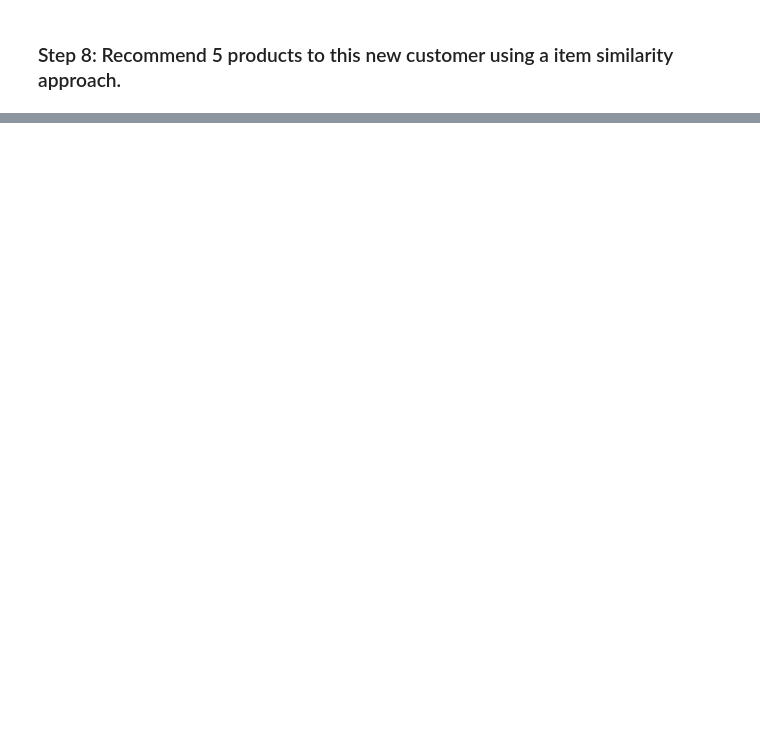
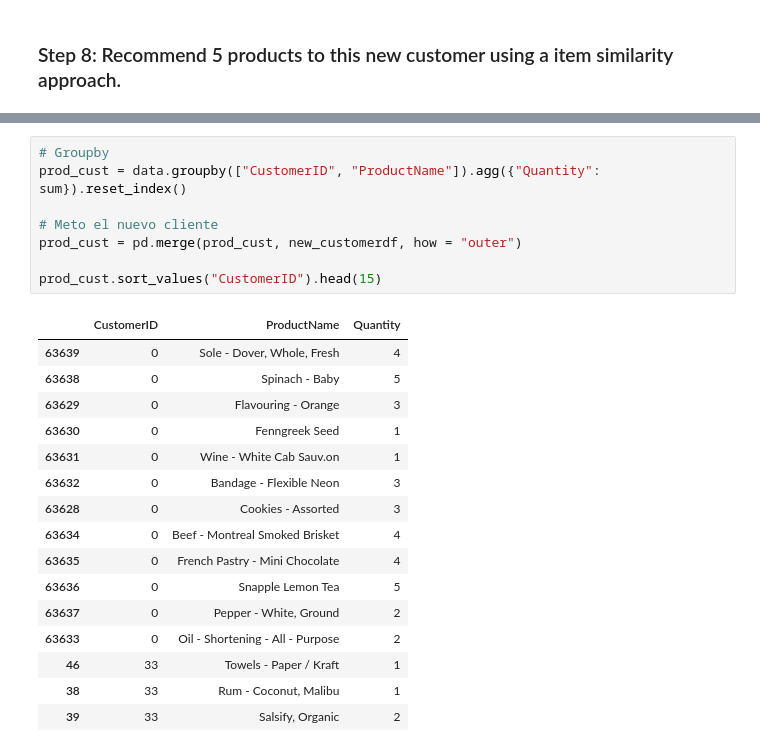
Before and after one commit to ironhack-datalabs/datamad0419, a Jupyter notebook: module-2/lab-recommender-deepdive/your-code/main.ipynb, the cells around one changed output, grey strips where cells are left out. Drawn from its saved outputs; the diff is of its cells as text; blank space fills up the shorter version.

```diff
--- a/module-2/lab-recommender-deepdive/your-code/main.ipynb
+++ b/module-2/lab-recommender-deepdive/your-code/main.ipynb
@@ -347,0 +507,25 @@ new_customer = {'Cookies - Assorted':3,
+# %%
+# Groupby
+prod_cust = data.groupby(["CustomerID", "ProductName"]).agg({"Quantity": sum}).reset_index()
+
+# Meto el nuevo cliente
+prod_cust = pd.merge(prod_cust, new_customerdf, how = "outer")
+
+prod_cust.sort_values("CustomerID").head(15)
+# %% [output]
+|  | CustomerID | ProductName | Quantity |
+| 63639 | 0 | Sole - Dover, Whole, Fresh | 4 |
+| 63638 | 0 | Spinach - Baby | 5 |
+| 63629 | 0 | Flavouring - Orange | 3 |
+| 63630 | 0 | Fenngreek Seed | 1 |
+| 63631 | 0 | Wine - White Cab Sauv.on | 1 |
+| 63632 | 0 | Bandage - Flexible Neon | 3 |
+| 63628 | 0 | Cookies - Assorted | 3 |
+| 63634 | 0 | Beef - Montreal Smoked Brisket | 4 |
+| 63635 | 0 | French Pastry - Mini Chocolate | 4 |
+| 63636 | 0 | Snapple Lemon Tea | 5 |
+| 63637 | 0 | Pepper - White, Ground | 2 |
+| 63633 | 0 | Oil - Shortening - All - Purpose | 2 |
+| 46 | 33 | Towels - Paper / Kraft | 1 |
+| 38 | 33 | Rum - Coconut, Malibu | 1 |
+| 39 | 33 | Salsify, Organic | 2 |
```
Also changed, not shown: parts of 30 cells of this notebook.
